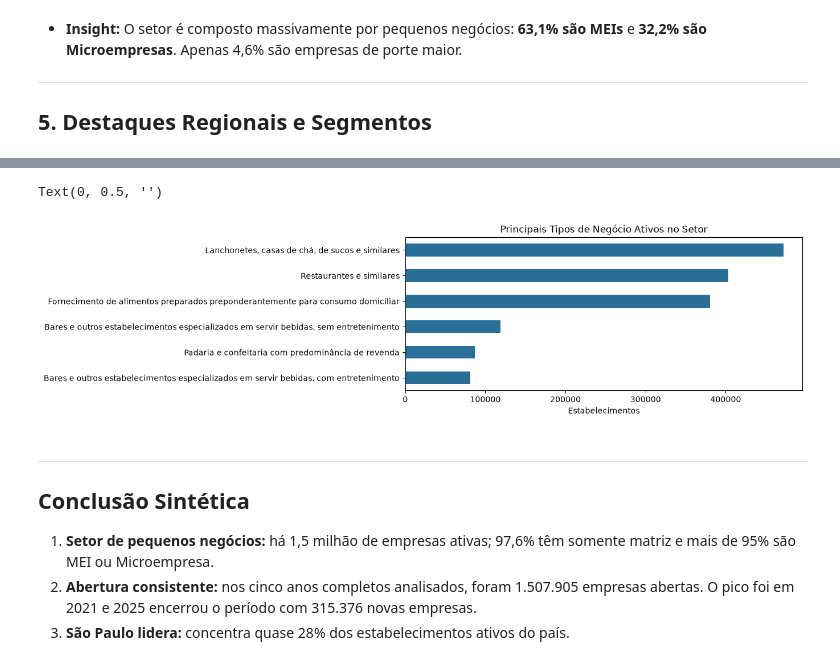
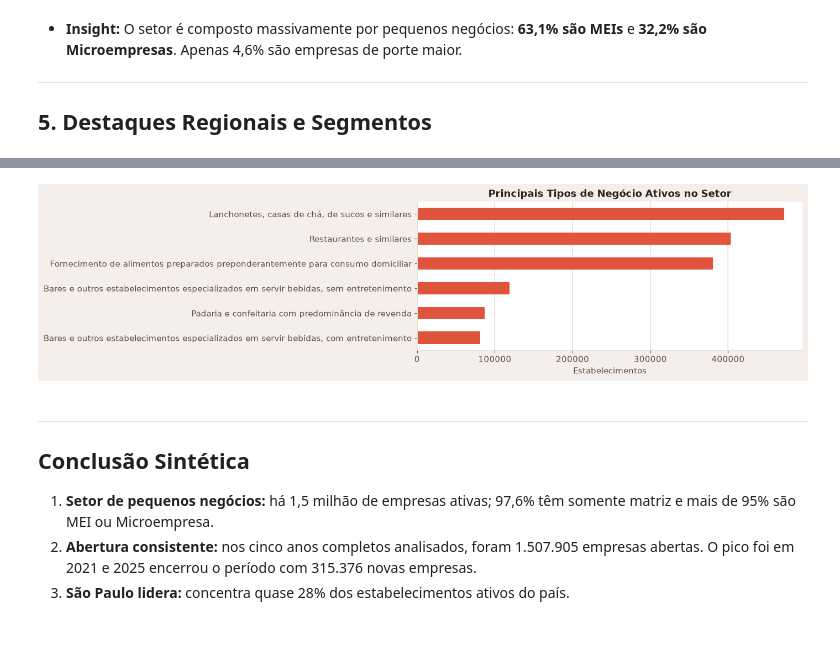
Before and after one commit to christiano-gonara/teste-abrasel-dados, a Jupyter notebook: notebooks/analise_abrasel.ipynb, the cells around one changed output, grey strips where cells are left out. Drawn from its saved outputs; the diff is of its cells as text; code cells hidden in the pictures; blank space fills up the shorter version.

```diff
--- a/notebooks/analise_abrasel.ipynb
+++ b/notebooks/analise_abrasel.ipynb
@@ -181,22 +222,25 @@ Text(0.5, 0, 'UF')
 # %%
-# Segmentos com maior volume
+# Segmentos com maior volume de estabelecimentos ativos.
 tipos = con.sql('''
     SELECT
         cnae_descricao AS atividade,
         count(*) AS ativos
     FROM base
     WHERE situacao = 'Ativa'
     GROUP BY 1
     ORDER BY ativos ASC
 ''').df()
 
-ax = tipos.plot.barh(x='atividade', y='ativos', legend=False, color='#2a6f97', figsize=(9, 3.5))
-ax.set_title("Principais Tipos de Negócio Ativos no Setor")
-ax.set_xlabel("Estabelecimentos")
-ax.set_ylabel("")
+ax = tipos.plot.barh(
+    x='atividade', y='ativos', legend=False,
+    color=CORES['terracota'], figsize=(9, 3.5)
+)
+ax.set_title('Principais Tipos de Negócio Ativos no Setor')
+ax.set_xlabel('Estabelecimentos')
+ax.set_ylabel('')
+finalizar_grafico(ax, 'x')
 # %% [output]
-Text(0, 0.5, '')
-[figure, old version]
+[figure, new version]
 # %% [markdown]
 ---
 ## Conclusão Sintética
```
Also changed, not shown: parts of 8 cells of this notebook, 1 other file.
